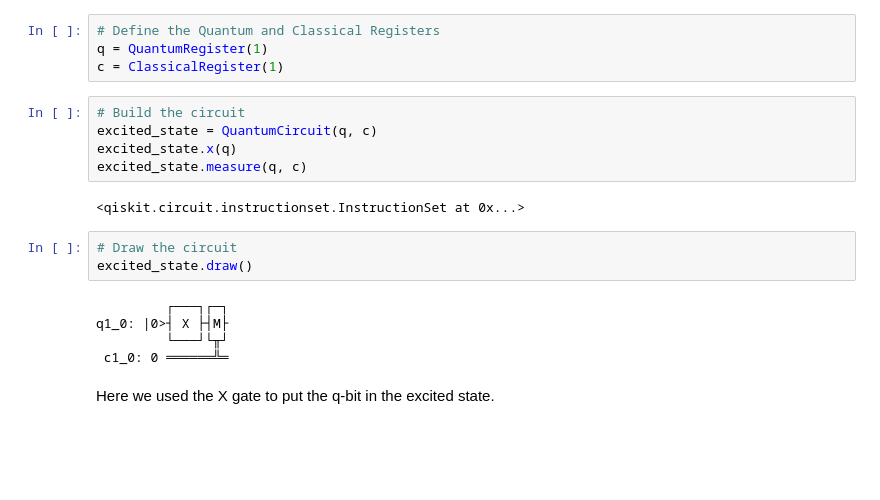
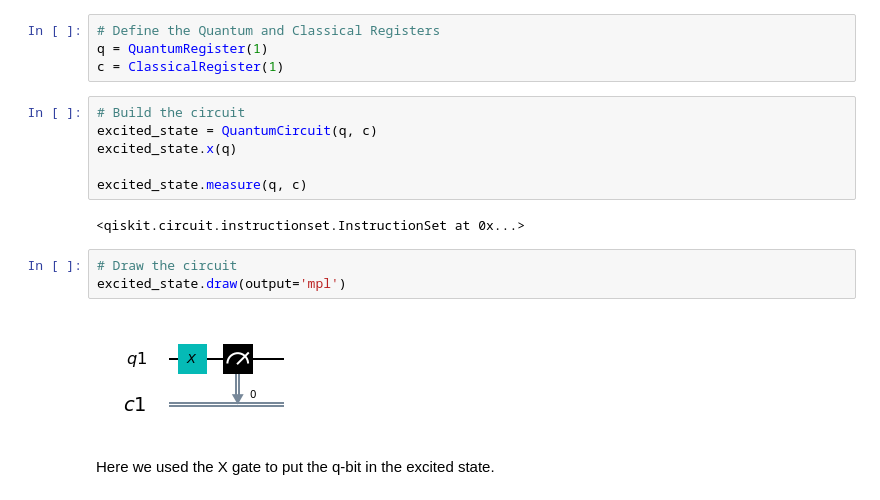
Before and after one commit to NTrevisani/DataScienceMaster, a Jupyter notebook: QuantumComputing/1_QBits_superposition.ipynb, the cells around one changed output. Saved outputs shown, nothing was run; the diff lists cells and outputs as text; blank space fills up the shorter version.

```diff
--- a/QuantumComputing/1_QBits_superposition.ipynb
+++ b/QuantumComputing/1_QBits_superposition.ipynb
@@ -100,17 +109,15 @@ c = ClassicalRegister(1)
 # Build the circuit
 excited_state = QuantumCircuit(q, c)
 excited_state.x(q)
+
 excited_state.measure(q, c)
 # %% [output]
 <qiskit.circuit.instructionset.InstructionSet at 0x...>
 # %%
 # Draw the circuit
-excited_state.draw()
+excited_state.draw(output='mpl')
 # %% [output]
-         ┌───┐┌─┐
-q1_0: |0>┤ X ├┤M├
-         └───┘└╥┘
- c1_0: 0 ══════╩═
+[figure, added]
 # %% [markdown]
 Here we used the X gate to put the q-bit in the excited state.
 # %%
```
Also changed, not shown: parts of 25 cells of this notebook, 2 other files.
